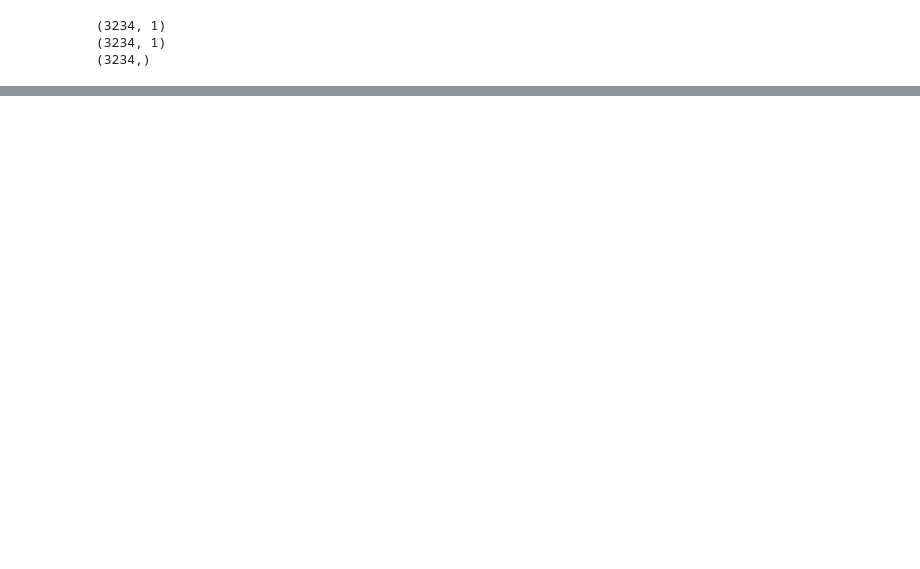
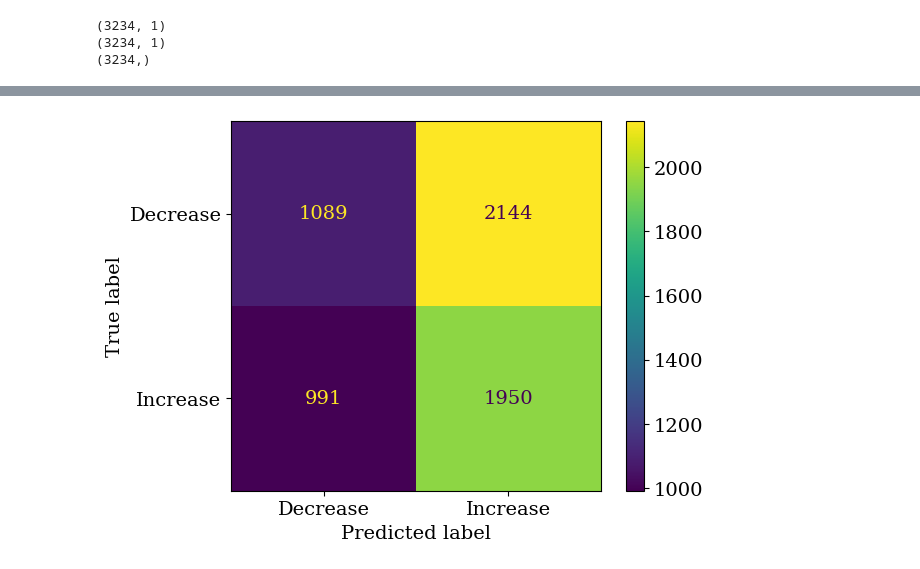
Before and after one commit to corwindark/6600-final-project, a Jupyter notebook: dl_ens_exploration.ipynb, the cells around one changed output, grey strips where cells are left out. Drawn from its saved outputs; the diff is of its cells as text; code cells hidden in the pictures; blank space fills up the shorter version.

```diff
--- a/dl_ens_exploration.ipynb
+++ b/dl_ens_exploration.ipynb
@@ -1371,9 +976,9 @@ print(xdat.shape)
 print(statv.shape)
 print(stattest.shape)
 print(xtest.shape)
-callback = keras.callbacks.EarlyStopping(monitor='loss',patience=5)
+callback = keras.callbacks.EarlyStopping(monitor='loss',patience=20)
 fit_params = {
-    'epochs': 10,
+    'epochs': 200,
     'callback': callback,
     'verbose': True
 }
@@ -1418,0 +1048,85 @@ print(lagy.shape)
+# %%
+
+plt.rcParams['font.family'] = 'DeJavu Serif'
+plt.rcParams['font.serif'] = ['Times New Roman']
+
+# print diagnostic plots
+
+
+#print(np.subtract(realy, lagy)[0:10])
+
+correct_dir = np.zeros(realy.shape)
+real_increase = np.zeros(realy.shape)
+pred_increase = np.zeros(realy.shape)
+
+for i in range(0, predy.shape[0]):
+
+  if realy[i,0] >= 0:
+    real_increase[i,0] = 1
+  if predy[i,0] >= 0:
+    pred_increase[i,0] = 1
+
+  if real_increase[i,0] == pred_increase[i,0]:
+    correct_dir[i,0] = 1
+  else:
+    correct_dir[i,0] = 0
+
+
+
+#print(correct_dir.astype('int').dtype)
+#print(correct_dir.map({1: 'g', 0: 'r'})[0:5])
+
+cm = confusion_matrix(real_increase, pred_increase)
+disp = ConfusionMatrixDisplay(confusion_matrix = cm, display_labels = ['Decrease', 'Increase'])
+#ax=plt.subplot()
+#ax.xaxis.set_ticklabels(['business', 'health']); ax.yaxis.set_ticklabels(['health', 'business']);
+
+
+combinedat = np.concatenate((realy, predy, correct_dir, real_increase), axis = 1)
+cd = pd.DataFrame(combinedat, columns = ['real', 'pred', 'correct', 'realsign'])
+
+print(cd.head)
+
+plt.figure()
+disp.plot()
+plt.show()
+plt.scatter(cd['real'], cd['pred'], c = cd['correct'].astype('category'), label = cd['correct'])
+plt.xlabel('Real Values')
+plt.ylabel('Predicted Values')
+plt.ylim((-0.5,0.5))
+plt.xlim((-0.5,0.5))
+#plt.legend()
+#L=plt.legend()
+#L.get_texts()[0].set_text('Incorrect')
+#L.get_texts()[1].set_text('Correct')
+
+#plt.legend()
+plt.show()
+
+
+
+#print(cd['pred'])
+
+print(cd.isnull().values.any())
+
+#sns.histplot(cd, x = "pred", hue = 'correct', multiple = 'stack')
+
+cd['predcut'] = pd.qcut(cd['real'], 10, labels= ['1st','2nd','3rd','4th','5th','6th','7th','8th','9th','10th'], duplicates = 'raise')
+
+plt.figure()
+plt.scatter(cd['predcut'], cd['pred'], c = cd['correct'], label = cd['correct'])
+plt.show()
+
+plt.figure()
+sns.histplot(cd, x = "predcut", hue = pred_increase[:,0], multiple = 'stack')
+plt.xlabel("Change Quantile")
+plt.legend()
+plt.legend(labels = ['Increase', 'Decrease'])
+plt.title("Directional Prediction by Quantile")
+
+plt.figure()
+sns.histplot(cd, x = "predcut", hue = 'realsign', multiple = 'stack', alpha = 0.5)
+
+#print(cd['predcut'][0:10])
+#dxp.count('predcut', data=cd, split='correct', stacked=True)
+# %% [output]
@@ -1418,0 +1148 @@ print(lagy.shape)
+[figure, added]
```
Also changed, not shown: parts of 65 cells of this notebook.
